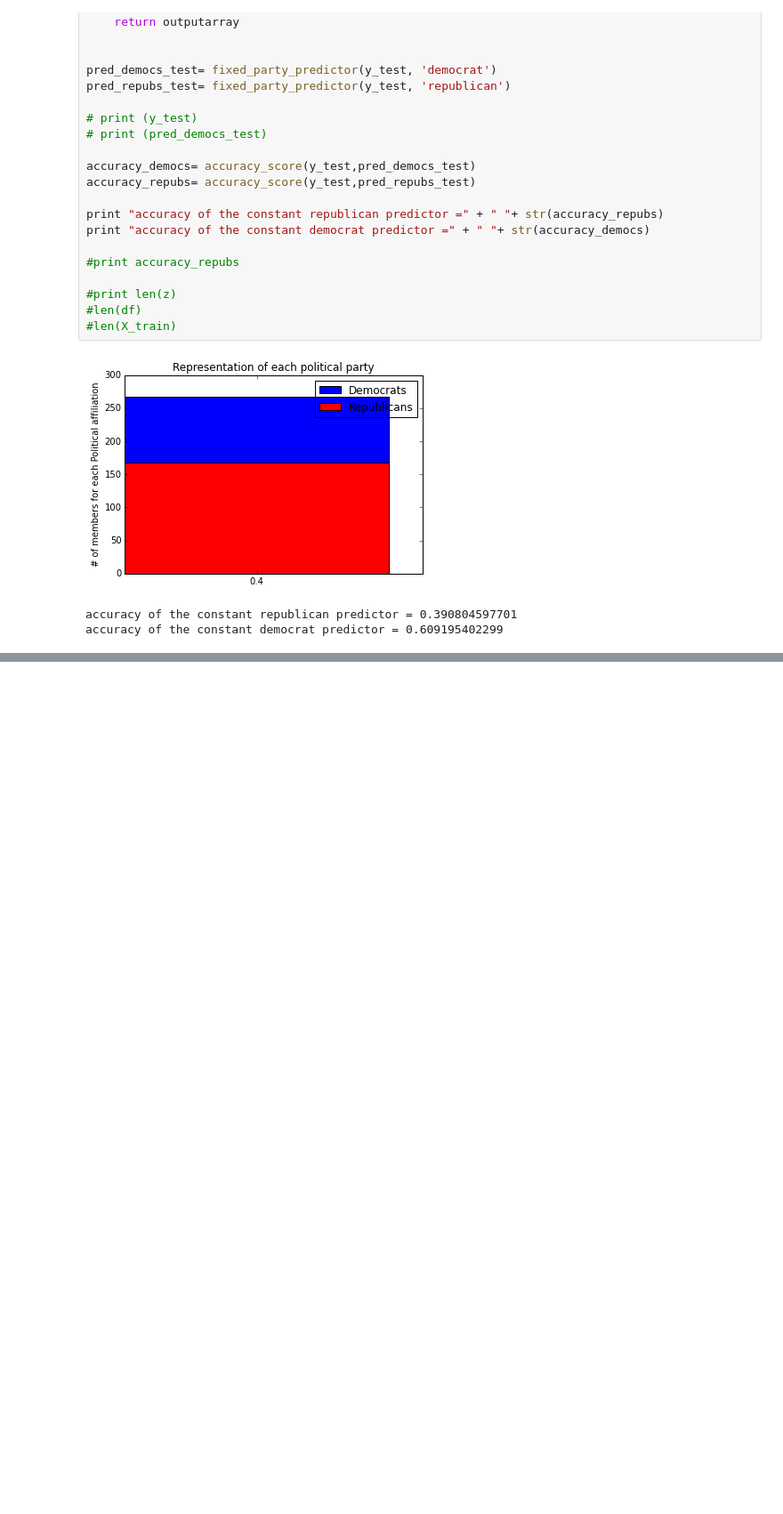
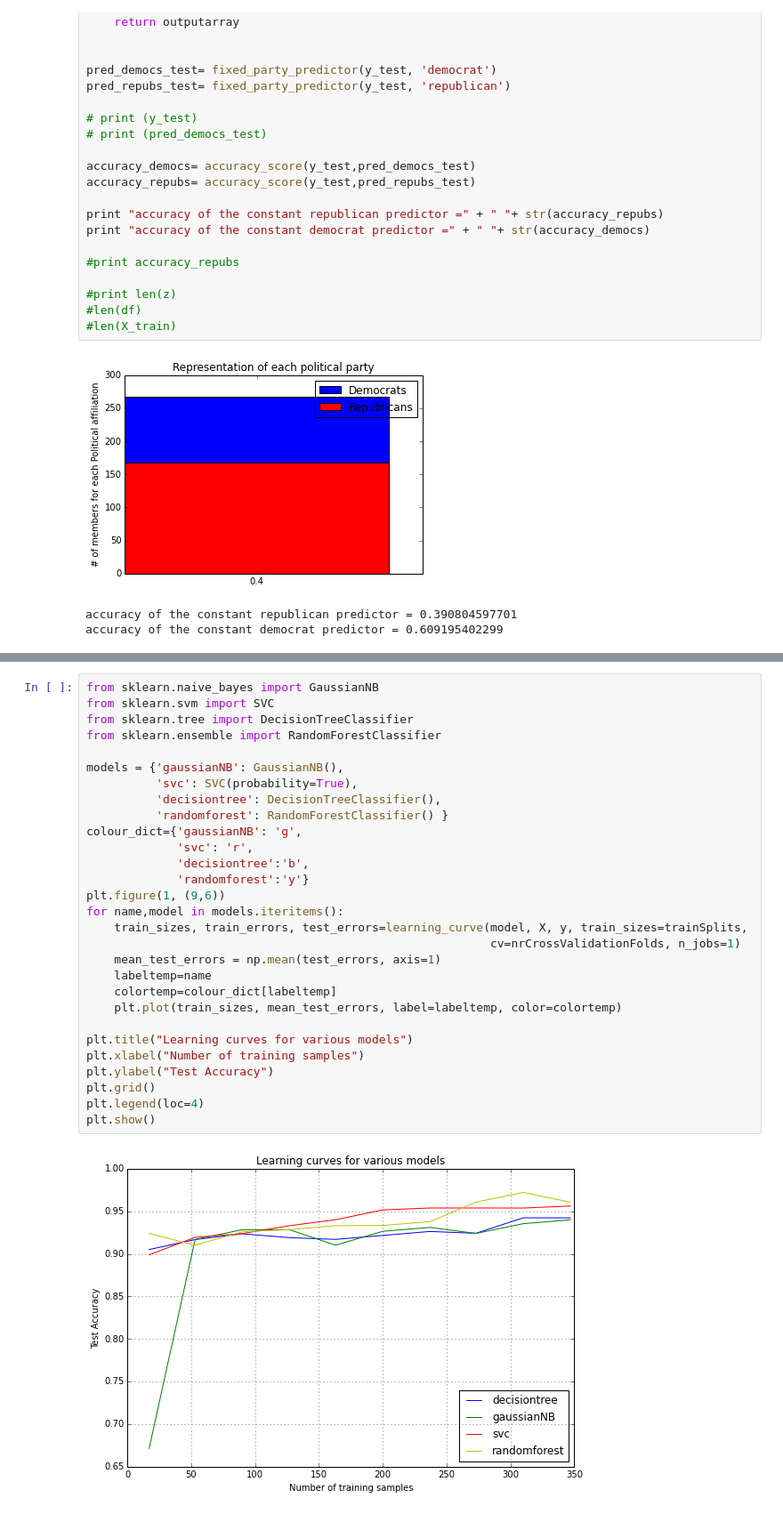
Before and after one commit to revanth83/Mcnulty, a Jupyter notebook: mcnulty_challenges_sup_learn.ipynb, the cells around one changed output, grey strips where cells are left out. Shown: that part at 89% size. Drawn from its saved outputs; the diff is of its cells as text; blank space fills up the shorter version.

```diff
--- a/mcnulty_challenges_sup_learn.ipynb
+++ b/mcnulty_challenges_sup_learn.ipynb
@@ -232,0 +318,31 @@ accuracy of the constant democrat predictor = 0.609195402299
+# %%
+from sklearn.naive_bayes import GaussianNB
+from sklearn.svm import SVC
+from sklearn.tree import DecisionTreeClassifier
+from sklearn.ensemble import RandomForestClassifier
+
+models = {'gaussianNB': GaussianNB(),
+          'svc': SVC(probability=True),
+          'decisiontree': DecisionTreeClassifier(),
+          'randomforest': RandomForestClassifier() }
+colour_dict={'gaussianNB': 'g',
+             'svc': 'r',
+             'decisiontree':'b',
+             'randomforest':'y'}
+plt.figure(1, (9,6))
+for name,model in models.iteritems():
+    train_sizes, train_errors, test_errors=learning_curve(model, X, y, train_sizes=trainSplits,
+                                                          cv=nrCrossValidationFolds, n_jobs=1)
+    mean_test_errors = np.mean(test_errors, axis=1)
+    labeltemp=name
+    colortemp=colour_dict[labeltemp]
+    plt.plot(train_sizes, mean_test_errors, label=labeltemp, color=colortemp)
+
+plt.title("Learning curves for various models")
+plt.xlabel("Number of training samples")
+plt.ylabel("Test Accuracy")
+plt.grid()
+plt.legend(loc=4)
+plt.show()
+# %% [output]
+[figure, added]
```
Also changed, not shown: parts of 15 cells of this notebook.
